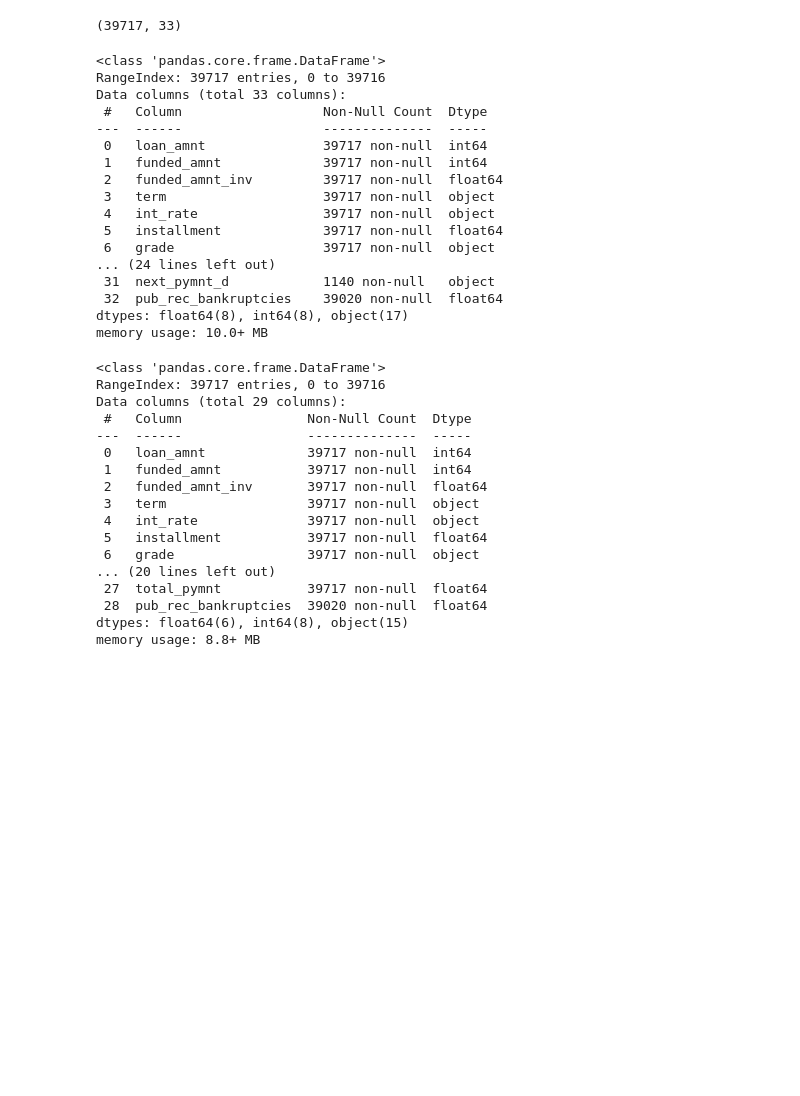
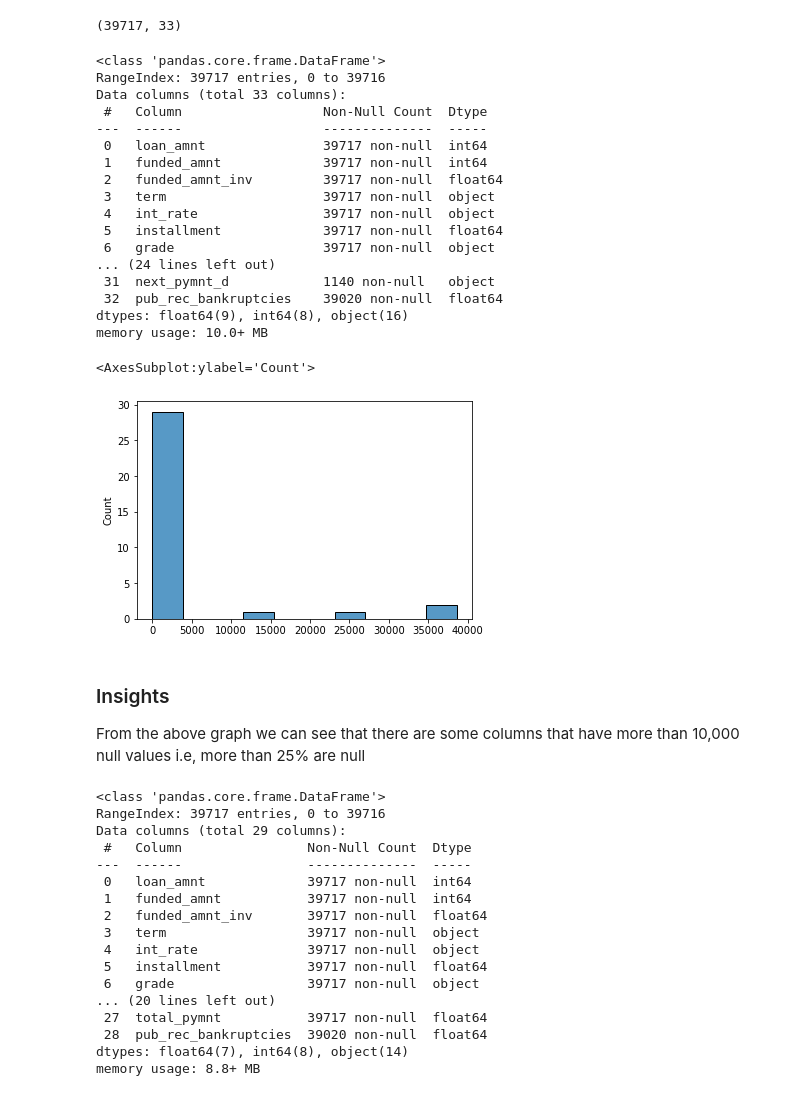
Before and after one commit to blahblahsingh/lending_club, a Jupyter notebook: lending_club.ipynb, the cells around one changed output. Drawn from its saved outputs; the diff is of its cells as text; code cells hidden in the pictures; blank space fills up the shorter version.

```diff
--- a/lending_club.ipynb
+++ b/lending_club.ipynb
@@ -118,9 +137,9 @@ df.shape
 # %% [markdown]
 The company wants to identify the risk of the applicants, so the values created after approval of loan are not useful for the analysis. the fields which are unique for each applicant like id, member_id, url are also not useful for the analysis. Zipcode values are not fully available and hence this is also not much useful here. Dropping these values help us to monitor the important values closer.
 # %%
-del_cols = ["id","member_id","url","zip_code","out_prncp","out_prncp_inv","total_pymnt_inv",
+del_cols = ["id","member_id","url","zip_code","out_prncp_inv","total_pymnt_inv",
             "total_rec_prncp","total_rec_int","total_rec_late_fee","recoveries","collection_recovery_fee",
-            "last_pymnt_d","last_pymnt_amnt","last_credit_pull_d"]
+            "last_pymnt_d","last_pymnt_amnt","last_credit_pull_d","emp_title"]
 df.drop(columns= del_cols, inplace=True)
 df.shape
 # %% [output]
@@ -143,6 +162,16 @@ Data columns (total 33 columns):
 ... (24 lines left out)
  31  next_pymnt_d            1140 non-null   object
  32  pub_rec_bankruptcies    39020 non-null  float64
-dtypes: float64(8), int64(8), object(17)
+dtypes: float64(9), int64(8), object(16)
 memory usage: 10.0+ MB
+# %%
+# Identifying columns with null values
+null_val=df.isnull().sum()
+sns.histplot(data=null_val, bins=10)
+# %% [output]
+<AxesSubplot:ylabel='Count'>
+[figure, added]
+# %% [markdown]
+### Insights
+From the above graph we can see that there are some columns that have more than 10,000 null values i.e, more than 25% are null
 # %%
@@ -167,7 +196,7 @@ Data columns (total 29 columns):
 ... (20 lines left out)
  27  total_pymnt           39717 non-null  float64
  28  pub_rec_bankruptcies  39020 non-null  float64
-dtypes: float64(6), int64(8), object(15)
+dtypes: float64(7), int64(8), object(14)
 memory usage: 8.8+ MB
 # %%
 #Int_rate and revol_util has percentage in the values, lets remove percentage
```
Also changed, not shown: parts of 112 cells of this notebook, 1 other file.
